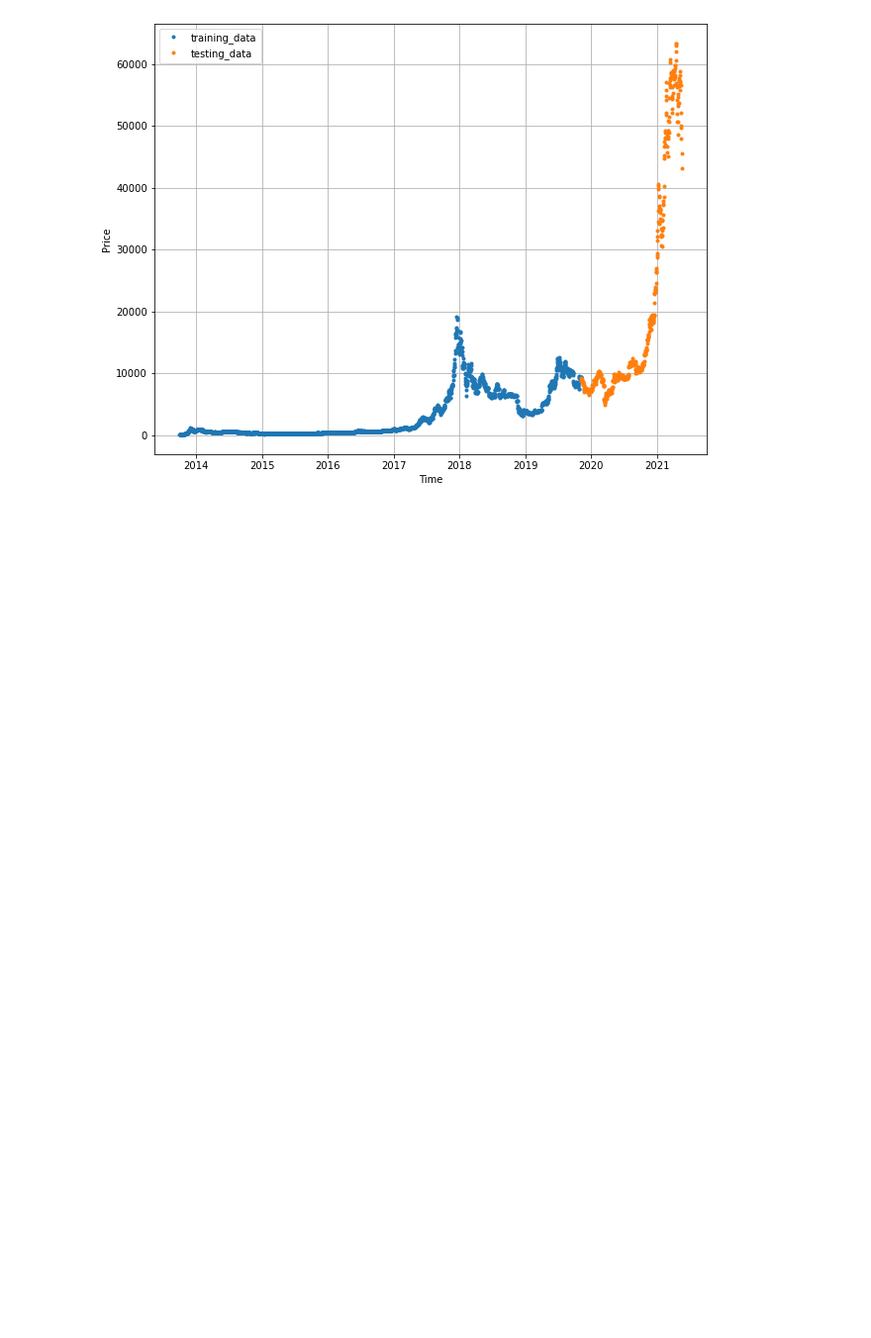
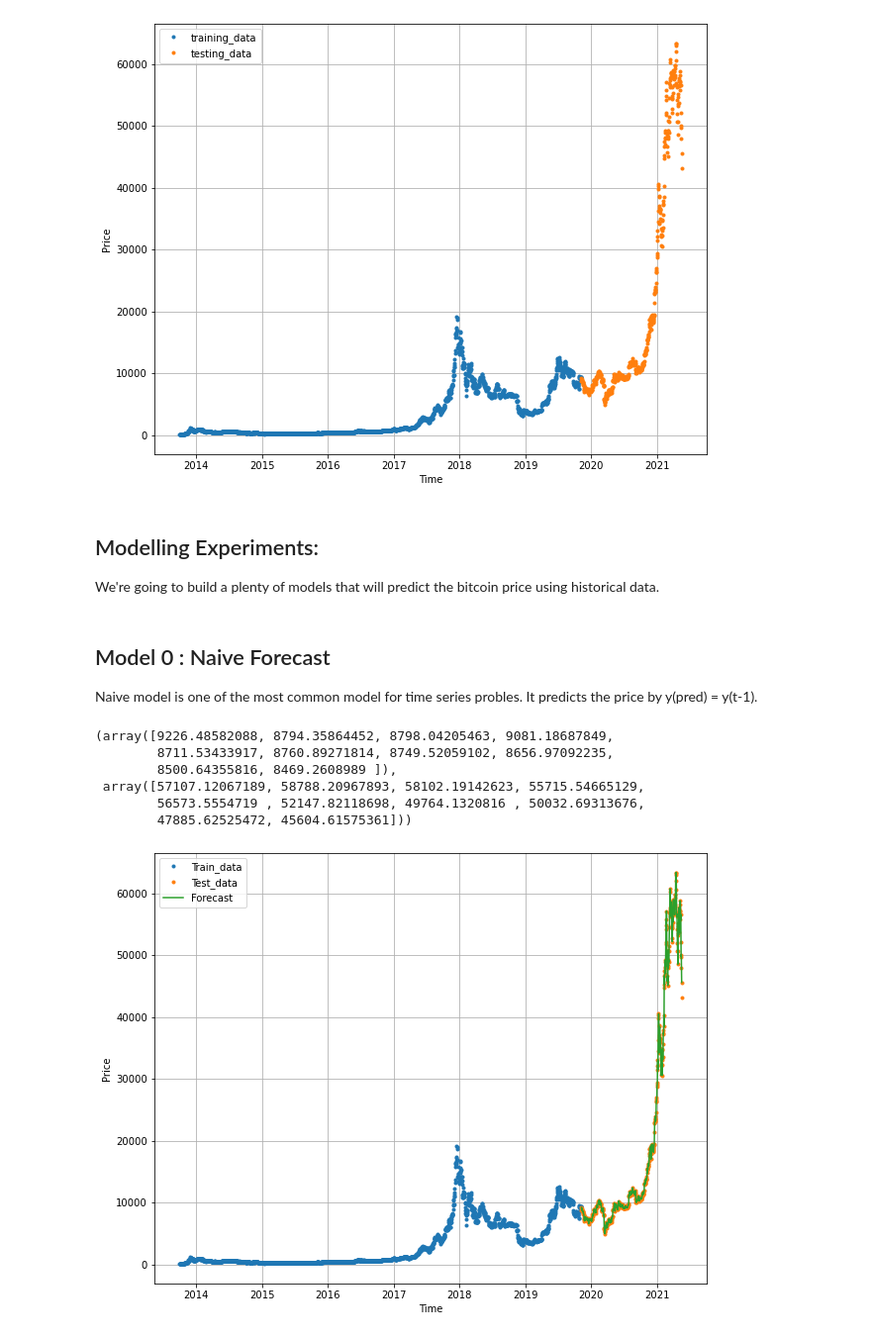
Before and after one commit to ahmad1jalal/btc_prediction, a Jupyter notebook: btc_prediction.ipynb, the cells around one changed output. Shown: that part at 99% size. Cells and saved outputs as stored; diff of their text form; code cells hidden in the pictures; blank space fills up the shorter version.

Commit message:
Model Experiments

```diff
--- a/btc_prediction.ipynb
+++ b/btc_prediction.ipynb
@@ -105,3 +109,31 @@ plot_time_series(X_train,y_train,label="training_data")
 plot_time_series(X_test,y_test,label="testing_data")
 # %% [output]
 [figure]
+# %% [markdown]
+## Modelling Experiments:
+
+We're going to build a plenty of models that will predict the bitcoin price using historical data.
+# %% [markdown]
+## Model 0 : Naive Forecast
+
+Naive model is one of the most common model for time series probles. It predicts the price by y(pred) = y(t-1).
+# %%
+# create a naive forecast...
+naive_forecast = y_test[:-1]
+
+naive_forecast[:10] , naive_forecast[-10:]
+# %% [output]
+(array([9226.48582088, 8794.35864452, 8798.04205463, 9081.18687849,
+        8711.53433917, 8760.89271814, 8749.52059102, 8656.97092235,
+        8500.64355816, 8469.2608989 ]),
+ array([57107.12067189, 58788.20967893, 58102.19142623, 55715.54665129,
+        56573.5554719 , 52147.82118698, 49764.1320816 , 50032.69313676,
+        47885.62525472, 45604.61575361]))
+# %%
+# plot naive forecast....
+plt.figure(figsize=(10,8))
+plot_time_series(X_train,y_train,label="Train_data")
+plot_time_series(X_test,y_test,label="Test_data")
+plot_time_series(X_test[1:],naive_forecast,format="-",label="Forecast")
+# %% [output]
+[figure, added]
```
Also changed, not shown: parts of 27 cells of this notebook, 4 other files.
